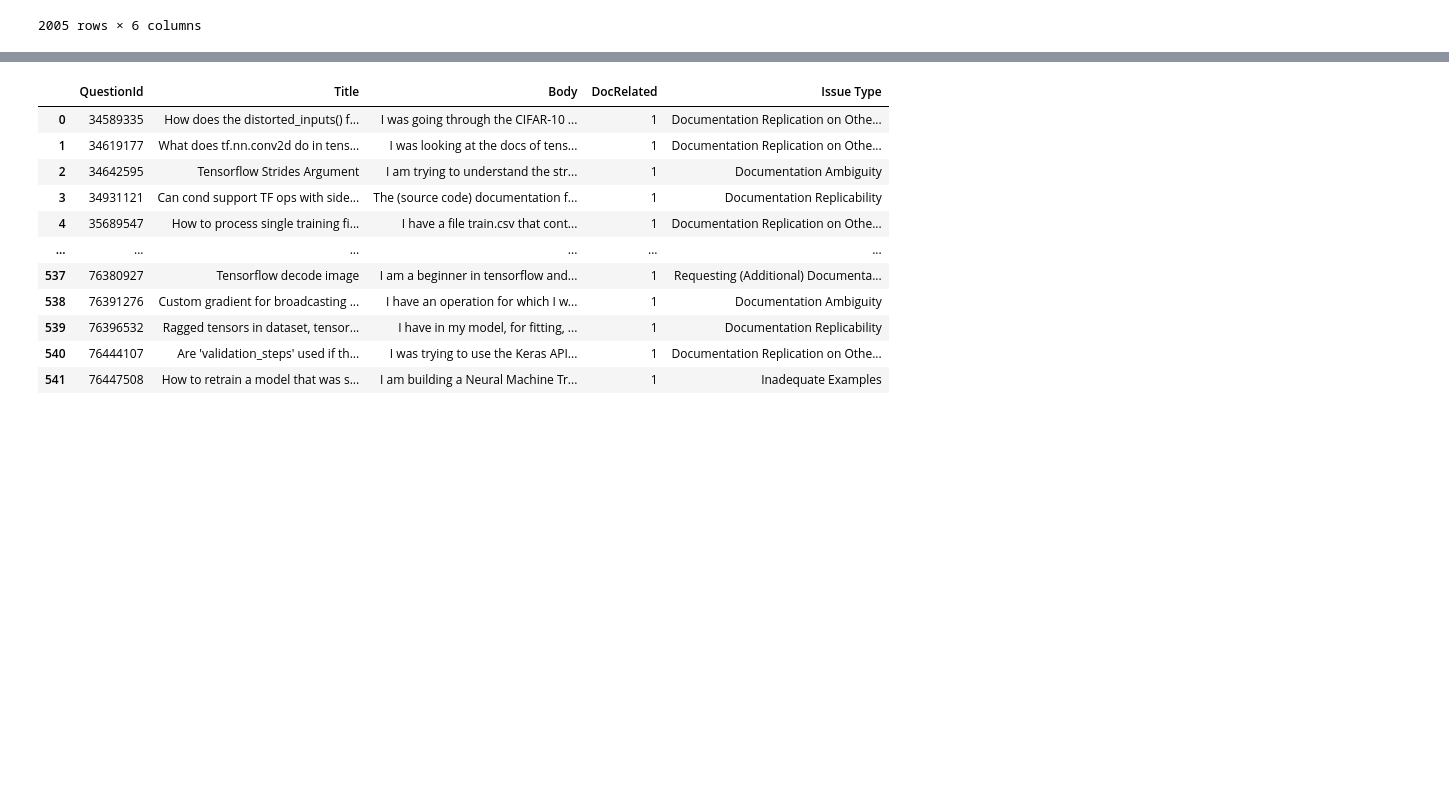
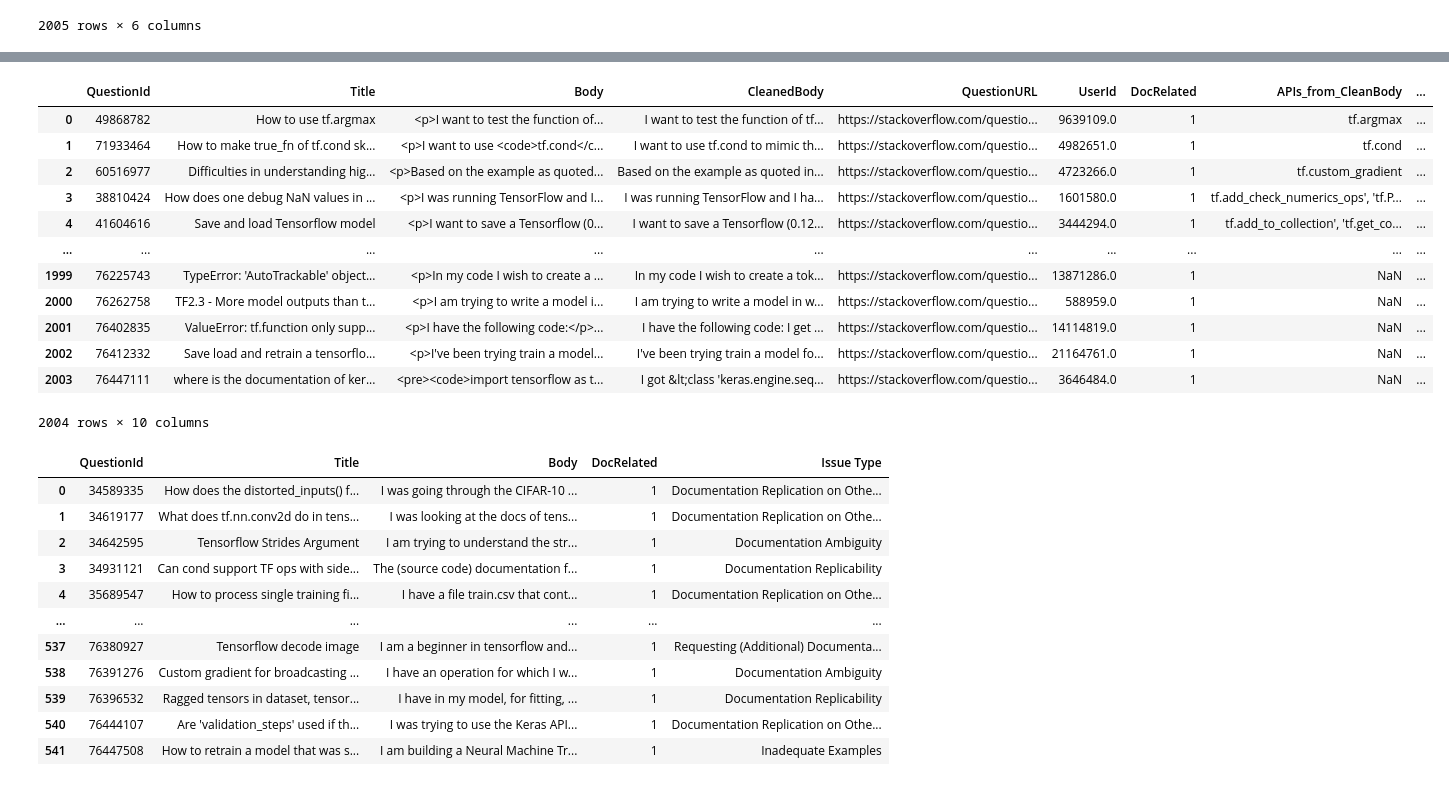
Before and after one commit to sharukat/docchameleon, a Jupyter notebook: doc_customizer_llm/customizer.ipynb, the cells around one changed output, grey strips where cells are left out. Drawn from its saved outputs; the diff is of its cells as text; code cells hidden in the pictures; blank space fills up the shorter version.

```diff
--- a/doc_customizer_llm/customizer.ipynb
+++ b/doc_customizer_llm/customizer.ipynb
@@ -238,3 +280,21 @@ tf_doc_related_ques
+# %%
+xxx = pd.read_csv(os.path.join(s.DATA_PATH, "tf_doc_questions_with_apis_v1.csv"))
+xxx.to_csv(os.path.join(s.DATA_PATH, "tf_doc_questions_with_apis_v0.csv"), index=False)
+xxx
+# %% [output]
+|  | QuestionId | Title | Body | CleanedBody | QuestionURL | UserId | DocRelated | APIs_from_CleanBody | ... |
+| 0 | 49868782 | How to use tf.argmax | <p>I want to test the function of... | I want to test the function of tf... | https://stackoverflow.com/questio... | 9639109.0 | 1 | tf.argmax | ... |
+| 1 | 71933464 | How to make true_fn of tf.cond sk... | <p>I want to use <code>tf.cond</c... | I want to use tf.cond to mimic th... | https://stackoverflow.com/questio... | 4982651.0 | 1 | tf.cond | ... |
+| 2 | 60516977 | Difficulties in understanding hig... | <p>Based on the example as quoted... | Based on the example as quoted in... | https://stackoverflow.com/questio... | 4723266.0 | 1 | tf.custom_gradient | ... |
+| 3 | 38810424 | How does one debug NaN values in ... | <p>I was running TensorFlow and I... | I was running TensorFlow and I ha... | https://stackoverflow.com/questio... | 1601580.0 | 1 | tf.add_check_numerics_ops', 'tf.P... | ... |
+| 4 | 41604616 | Save and load Tensorflow model | <p>I want to save a Tensorflow (0... | I want to save a Tensorflow (0.12... | https://stackoverflow.com/questio... | 3444294.0 | 1 | tf.add_to_collection', 'tf.get_co... | ... |
+| ... | ... | ... | ... | ... | ... | ... | ... | ... | ... |
+| 1999 | 76225743 | TypeError: 'AutoTrackable' object... | <p>In my code I wish to create a ... | In my code I wish to create a tok... | https://stackoverflow.com/questio... | 13871286.0 | 1 | NaN | ... |
+| 2000 | 76262758 | TF2.3 - More model outputs than t... | <p>I am trying to write a model i... | I am trying to write a model in w... | https://stackoverflow.com/questio... | 588959.0 | 1 | NaN | ... |
+| 2001 | 76402835 | ValueError: tf.function only supp... | <p>I have the following code:</p>... | I have the following code: I get ... | https://stackoverflow.com/questio... | 14114819.0 | 1 | NaN | ... |
+| 2002 | 76412332 | Save load and retrain a tensorflo... | <p>I've been trying train a model... | I've been trying train a model fo... | https://stackoverflow.com/questio... | 21164761.0 | 1 | NaN | ... |
+| 2003 | 76447111 | where is the documentation of ker... | <pre><code>import tensorflow as t... | I got &lt;class 'keras.engine.seq... | https://stackoverflow.com/questio... | 3646484.0 | 1 | NaN | ... |
+2004 rows × 10 columns
 # %%
 doc_related_issue_types = pd.read_csv(os.path.join(s.DATA_PATH, "doc_related_annotated_issue_types_v0.csv"))
 doc_related_issue_types = doc_related_issue_types[['QuestionId', 'Issue Type']]
```
Also changed, not shown: parts of 12 cells of this notebook, 17 other files.
